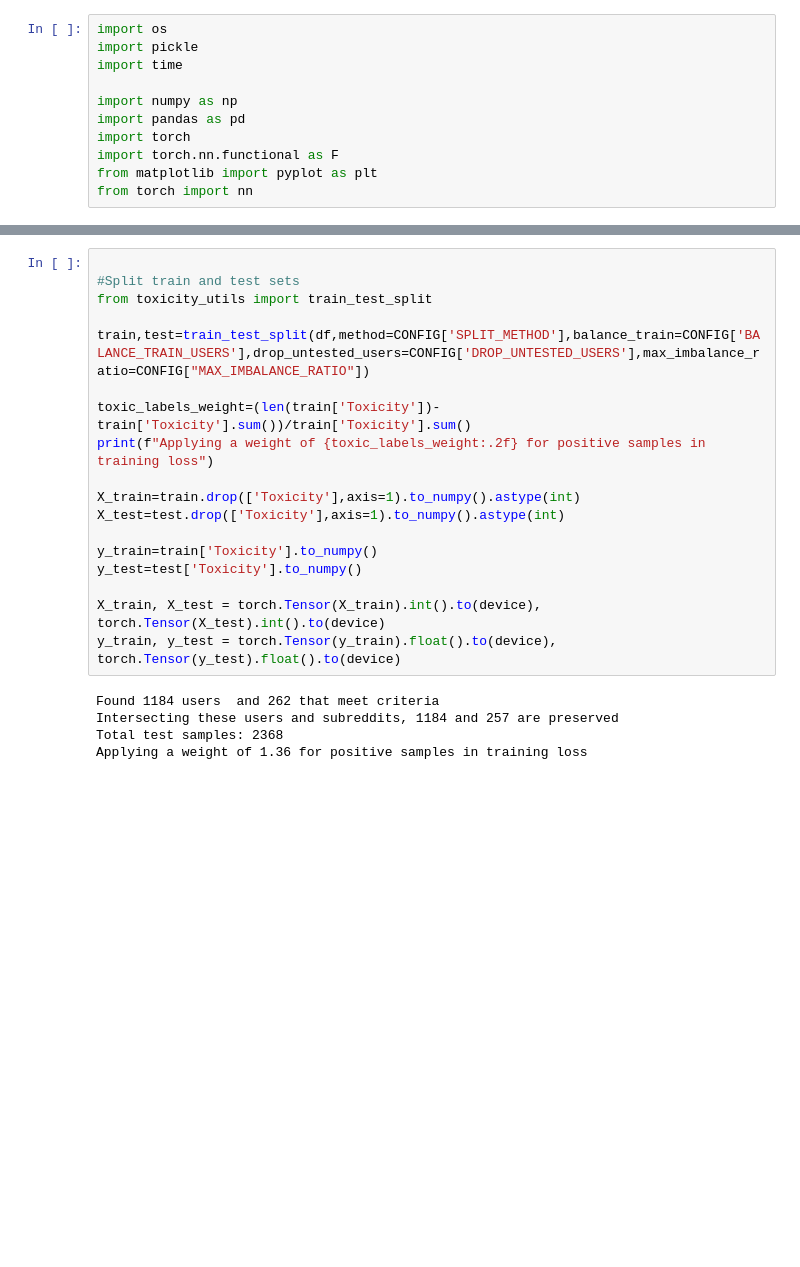
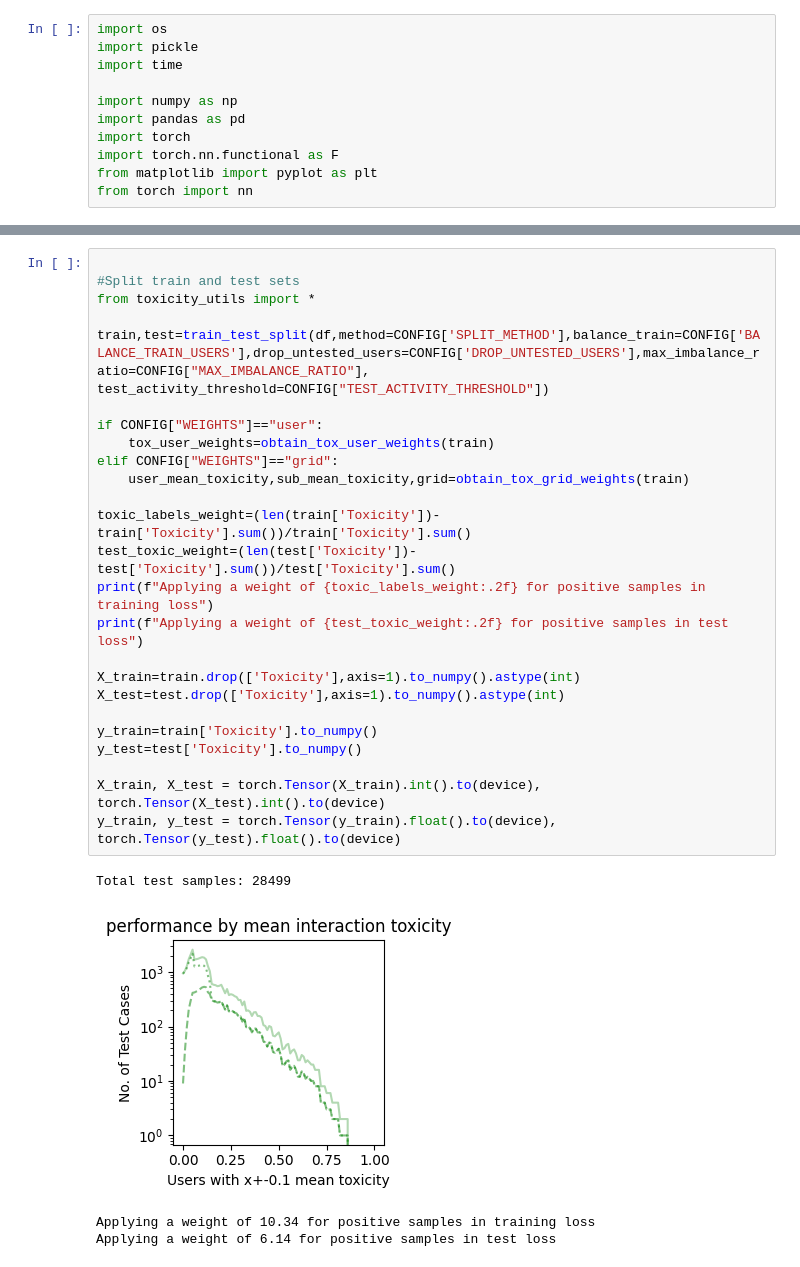
Before and after one commit to Kominaru/AnticipateToxicity, a Jupyter notebook: train_toxicity_model.ipynb, the cells around one changed output, grey strips where cells are left out. Cells and saved outputs as stored; diff of their text form; blank space fills up the shorter version.

```diff
--- a/train_toxicity_model.ipynb
+++ b/train_toxicity_model.ipynb
@@ -123,26 +144,33 @@ plt.show()
 # %%
 
 #Split train and test sets
-from toxicity_utils import train_test_split
+from toxicity_utils import *
 
-train,test=train_test_split(df,method=CONFIG['SPLIT_METHOD'],balance_train=CONFIG['BALANCE_TRAIN_USERS'],drop_untested_users=CONFIG['DROP_UNTESTED_USERS'],max_imbalance_ratio=CONFIG["MAX_IMBALANCE_RATIO"])
+train,test=train_test_split(df,method=CONFIG['SPLIT_METHOD'],balance_train=CONFIG['BALANCE_TRAIN_USERS'],drop_untested_users=CONFIG['DROP_UNTESTED_USERS'],max_imbalance_ratio=CONFIG["MAX_IMBALANCE_RATIO"], test_activity_threshold=CONFIG["TEST_ACTIVITY_THRESHOLD"])
+
+if CONFIG["WEIGHTS"]=="user":
+    tox_user_weights=obtain_tox_user_weights(train)
+elif CONFIG["WEIGHTS"]=="grid":
+    user_mean_toxicity,sub_mean_toxicity,grid=obtain_tox_grid_weights(train)
 
 toxic_labels_weight=(len(train['Toxicity'])-train['Toxicity'].sum())/train['Toxicity'].sum()
+test_toxic_weight=(len(test['Toxicity'])-test['Toxicity'].sum())/test['Toxicity'].sum()
 print(f"Applying a weight of {toxic_labels_weight:.2f} for positive samples in training loss")
+print(f"Applying a weight of {test_toxic_weight:.2f} for positive samples in test loss")
 
 X_train=train.drop(['Toxicity'],axis=1).to_numpy().astype(int)
 X_test=test.drop(['Toxicity'],axis=1).to_numpy().astype(int)
 
 y_train=train['Toxicity'].to_numpy()
 y_test=test['Toxicity'].to_numpy()
 
 X_train, X_test = torch.Tensor(X_train).int().to(device), torch.Tensor(X_test).int().to(device)
 y_train, y_test = torch.Tensor(y_train).float().to(device), torch.Tensor(y_test).float().to(device)
 # %% [output]
-Found 1184 users  and 262 that meet criteria
-Intersecting these users and subreddits, 1184 and 257 are preserved
-Total test samples: 2368
-Applying a weight of 1.36 for positive samples in training loss
+Total test samples: 28499
+[figure, added]
+Applying a weight of 10.34 for positive samples in training loss
+Applying a weight of 6.14 for positive samples in test loss
 # %%
 #
 # Load additional data depending on architecture
```
Also changed, not shown: parts of 9 cells of this notebook, 53 other files.
